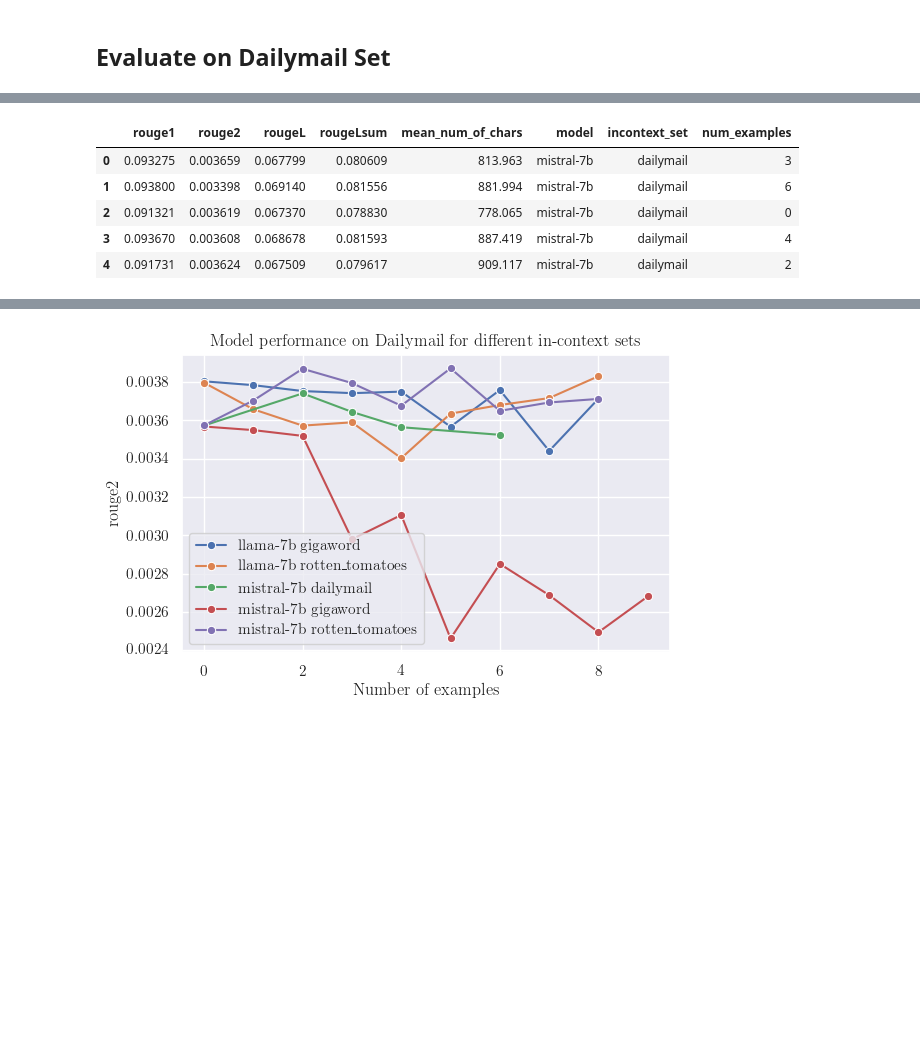
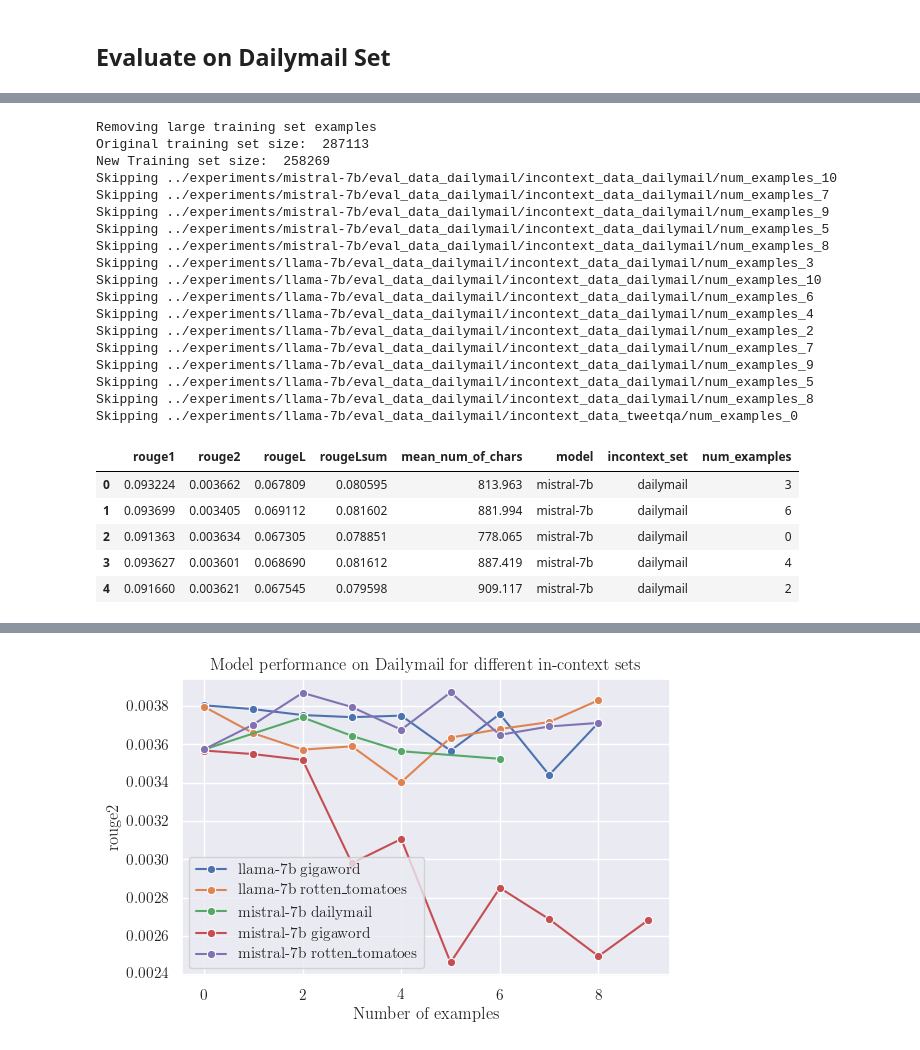
Before and after one commit to ivaxi0s/llm-task-switch, a Jupyter notebook: results/plot_rouge.ipynb, the cells around one changed output, grey strips where cells are left out. Drawn from its saved outputs; the diff is of its cells as text; code cells hidden in the pictures; blank space fills up the shorter version.

```diff
--- a/results/plot_rouge.ipynb
+++ b/results/plot_rouge.ipynb
@@ -28,7 +28,7 @@ load_dotenv()
 # %% [output]
 True
 # %%
-def get_results(folder: Path, all_reference_data: list[str], iterative_dir: str = "iterative"):
+def get_results(folder: Path, all_reference_data: list[str], iterative_dir: str = "iterative", use_cached: bool = True):
     pred_file = Path(folder) / iterative_dir / "predictions.json"
     if not pred_file.is_file():
         print(f"Skipping {str(folder)}")
@@ -41,13 +41,14 @@ def get_results(folder: Path, all_reference_data: list[str], iterative_dir: str
         ref_data = all_reference_data
 
     # Calculate metrics
-    return evaluate(pred_file, ref_data, use_cached=True)
+    return evaluate(pred_file, ref_data, use_cached=use_cached)
 # %%
 def get_results_for_evalset(
     eval_set: str,
     all_ref_data: list[str],
     model_folder_names=["mistral-7b", "llama-7b"],
     experiment_path=Path("../experiments/"),
+    use_cached: bool = True
 ):
     results = []
     for model_folder in model_folder_names:
@@ -61,9 +62,10 @@ def get_results_for_evalset(
             res = []
             for f in in_ctxt_folder.iterdir():
                 try:
-                    res.append(get_results(f, all_ref_data))
-                except:
+                    res.append(get_results(f, all_ref_data, use_cached=use_cached))
+                except Exception as e:
                     print(f"Error processing {str(f)}")
+                    print(e)
 
             # res = joblib.Parallel(n_jobs=1)(
             #     joblib.delayed(get_results)(f, all_ref_data)
@@ -217,12 +205,33 @@ Skipping ../experiments/llama-7b/eval_data_dailymail/incontext_data_tweetqa/num_
 # %%
+dm = DailymailDataLoader()
+dm_reference_data = dm.load_test_reference()
+dm_results = get_results_for_evalset("dailymail", dm_reference_data, use_cached=True)
 # convert to dataframe
 dm_results_df = pd.DataFrame.from_records(dm_results)
 # df = df.sort_values("num_examples")
 dm_results_df.head()
 # %% [output]
+Removing large training set examples
+Original training set size:  287113
+New Training set size:  258269
+Skipping ../experiments/mistral-7b/eval_data_dailymail/incontext_data_dailymail/num_examples_10
+Skipping ../experiments/mistral-7b/eval_data_dailymail/incontext_data_dailymail/num_examples_7
+Skipping ../experiments/mistral-7b/eval_data_dailymail/incontext_data_dailymail/num_examples_9
+Skipping ../experiments/mistral-7b/eval_data_dailymail/incontext_data_dailymail/num_examples_5
+Skipping ../experiments/mistral-7b/eval_data_dailymail/incontext_data_dailymail/num_examples_8
+Skipping ../experiments/llama-7b/eval_data_dailymail/incontext_data_dailymail/num_examples_3
+Skipping ../experiments/llama-7b/eval_data_dailymail/incontext_data_dailymail/num_examples_10
+Skipping ../experiments/llama-7b/eval_data_dailymail/incontext_data_dailymail/num_examples_6
+Skipping ../experiments/llama-7b/eval_data_dailymail/incontext_data_dailymail/num_examples_4
+Skipping ../experiments/llama-7b/eval_data_dailymail/incontext_data_dailymail/num_examples_2
+Skipping ../experiments/llama-7b/eval_data_dailymail/incontext_data_dailymail/num_examples_7
+Skipping ../experiments/llama-7b/eval_data_dailymail/incontext_data_dailymail/num_examples_9
+Skipping ../experiments/llama-7b/eval_data_dailymail/incontext_data_dailymail/num_examples_5
+Skipping ../experiments/llama-7b/eval_data_dailymail/incontext_data_dailymail/num_examples_8
+Skipping ../experiments/llama-7b/eval_data_dailymail/incontext_data_tweetqa/num_examples_0
 |  | rouge1 | rouge2 | rougeL | rougeLsum | mean_num_of_chars | model | incontext_set | num_examples |
-| 0 | 0.093275 | 0.003659 | 0.067799 | 0.080609 | 813.963 | mistral-7b | dailymail | 3 |
-| 1 | 0.093800 | 0.003398 | 0.069140 | 0.081556 | 881.994 | mistral-7b | dailymail | 6 |
-| 2 | 0.091321 | 0.003619 | 0.067370 | 0.078830 | 778.065 | mistral-7b | dailymail | 0 |
-| 3 | 0.093670 | 0.003608 | 0.068678 | 0.081593 | 887.419 | mistral-7b | dailymail | 4 |
-| 4 | 0.091731 | 0.003624 | 0.067509 | 0.079617 | 909.117 | mistral-7b | dailymail | 2 |
+| 0 | 0.093224 | 0.003662 | 0.067809 | 0.080595 | 813.963 | mistral-7b | dailymail | 3 |
+| 1 | 0.093699 | 0.003405 | 0.069112 | 0.081602 | 881.994 | mistral-7b | dailymail | 6 |
+| 2 | 0.091363 | 0.003634 | 0.067305 | 0.078851 | 778.065 | mistral-7b | dailymail | 0 |
+| 3 | 0.093627 | 0.003601 | 0.068690 | 0.081612 | 887.419 | mistral-7b | dailymail | 4 |
+| 4 | 0.091660 | 0.003621 | 0.067545 | 0.079598 | 909.117 | mistral-7b | dailymail | 2 |
```
Also changed, not shown: parts of 34 cells of this notebook.
